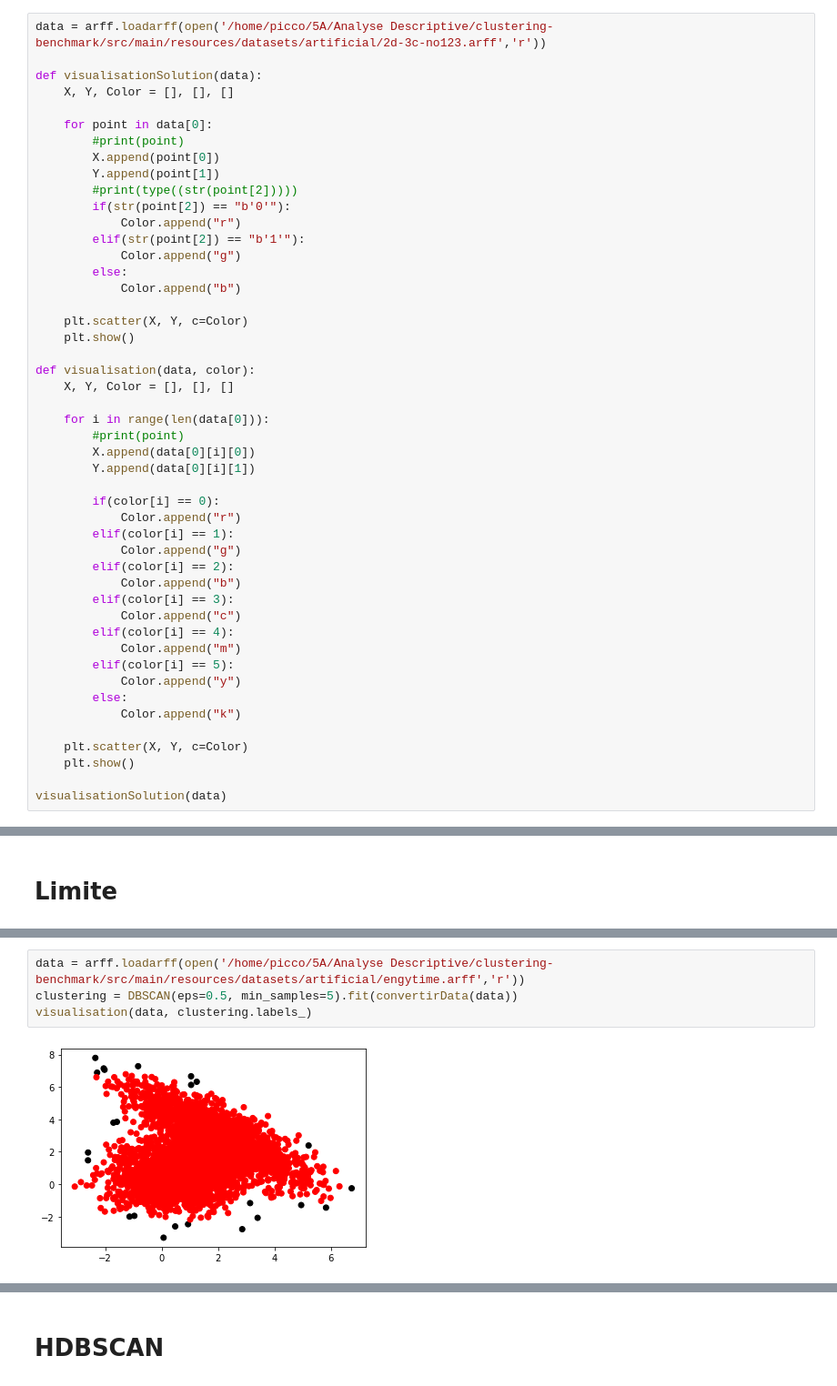
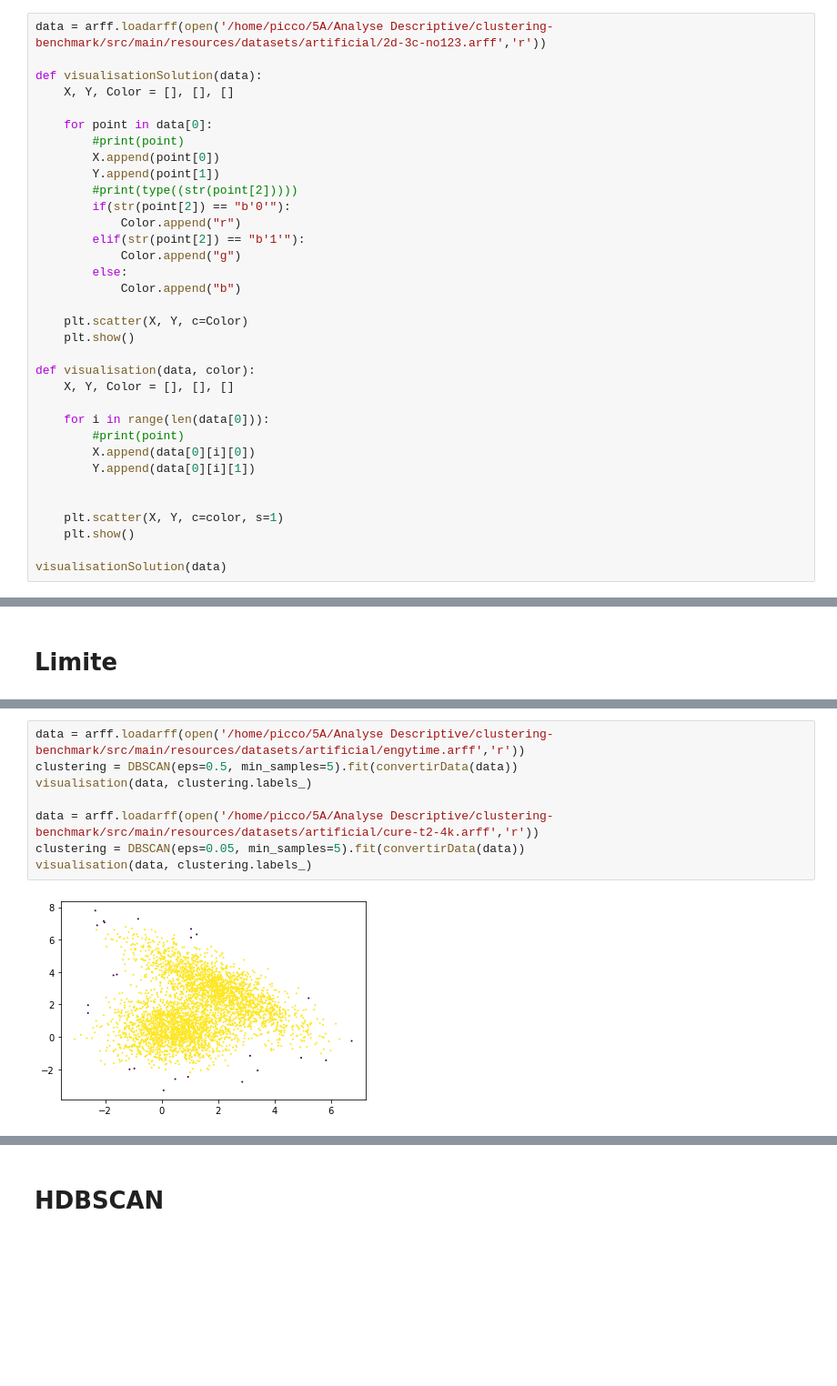
Before and after one commit to Onemaeus97/clustering-benchmark, a Jupyter notebook: clustering.ipynb, the cells around one changed output, grey strips where cells are left out. Shown at 91% size. Saved outputs shown, nothing was run; the diff lists cells and outputs as text; blank space fills up the shorter version.

```diff
--- a/clustering.ipynb
+++ b/clustering.ipynb
@@ -33,22 +36,8 @@ def visualisation(data, color):
         X.append(data[0][i][0])
         Y.append(data[0][i][1])
 
-        if(color[i] == 0):
-            Color.append("r")
-        elif(color[i] == 1):
-            Color.append("g")
-        elif(color[i] == 2):
-            Color.append("b")
-        elif(color[i] == 3):
-            Color.append("c")
-        elif(color[i] == 4):
-            Color.append("m")
-        elif(color[i] == 5):
-            Color.append("y")
-        else:
-            Color.append("k")
 
-    plt.scatter(X, Y, c=Color)
+    plt.scatter(X, Y, c=color, s=1)
     plt.show()
 
 visualisationSolution(data)
@@ -476,6 +476,10 @@ visualisation(data, clustering.labels_)
 # %%
 data = arff.loadarff(open('/home/picco/5A/Analyse Descriptive/clustering-benchmark/src/main/resources/datasets/artificial/engytime.arff','r'))
 clustering = DBSCAN(eps=0.5, min_samples=5).fit(convertirData(data))
 visualisation(data, clustering.labels_)
+
+data = arff.loadarff(open('/home/picco/5A/Analyse Descriptive/clustering-benchmark/src/main/resources/datasets/artificial/cure-t2-4k.arff','r'))
+clustering = DBSCAN(eps=0.05, min_samples=5).fit(convertirData(data))
+visualisation(data, clustering.labels_)
 # %% [output]
-[figure, old version]
+[figure, new version]
```
Also changed, not shown: parts of 25 cells of this notebook.
